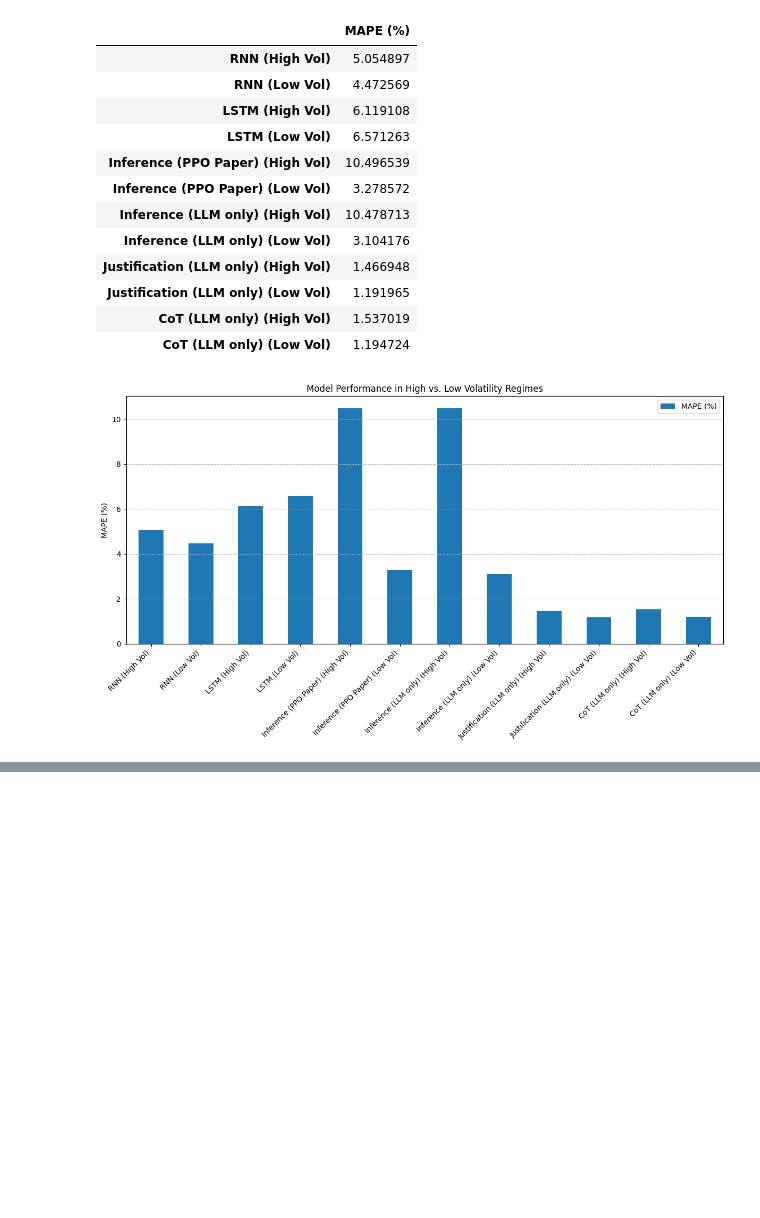
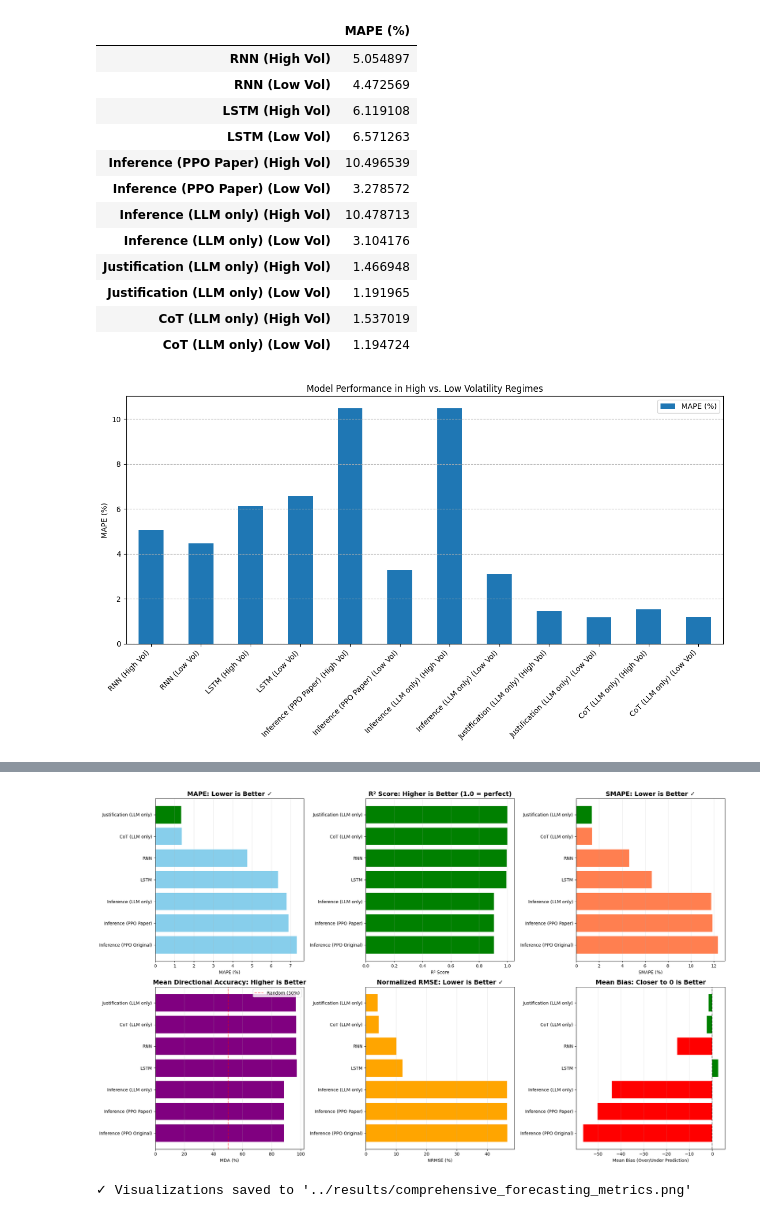
Before and after one commit to ajiayi-debug/StockPPOLLMresearch, a Jupyter notebook: model/llm_results.ipynb, the cells around one changed output, grey strips where cells are left out. Saved outputs shown, nothing was run; the diff lists cells and outputs as text; code cells hidden in the pictures; blank space fills up the shorter version.

Commit message:
feat: add more result metrics

```diff
--- a/model/llm_results.ipynb
+++ b/model/llm_results.ipynb
@@ -320,0 +495,69 @@ Segmented Performance by Market Volatility (MAPE %):
+# %%
+# Visualize comprehensive forecasting metrics
+if forecasting_results:
+    import matplotlib.pyplot as plt
+
+    fig, axes = plt.subplots(2, 3, figsize=(20, 12))
+
+    # 1. MAPE - Lower is better
+    axes[0, 0].barh(forecasting_df['Model'], forecasting_df['MAPE (%)'], color='skyblue')
+    axes[0, 0].set_title('MAPE: Lower is Better ✓', fontsize=14, fontweight='bold')
+    axes[0, 0].set_xlabel('MAPE (%)')
+    axes[0, 0].invert_yaxis()
+    axes[0, 0].grid(axis='x', alpha=0.3)
+    # Highlight best
+    best_idx = forecasting_df['MAPE (%)'].idxmin()
+    axes[0, 0].patches[list(forecasting_df.index).index(best_idx)].set_color('green')
+
+    # 2. R² Score - Higher is better
+    colors_r2 = ['green' if x > 0 else 'red' for x in forecasting_df['R² Score']]
+    axes[0, 1].barh(forecasting_df['Model'], forecasting_df['R² Score'], color=colors_r2)
+    axes[0, 1].set_title('R² Score: Higher is Better (1.0 = perfect)', fontsize=14, fontweight='bold')
+    axes[0, 1].set_xlabel('R² Score')
+    axes[0, 1].invert_yaxis()
+    axes[0, 1].axvline(x=0, color='black', linestyle='--', alpha=0.5)
+    axes[0, 1].grid(axis='x', alpha=0.3)
+
+    # 3. SMAPE - Lower is better
+    axes[0, 2].barh(forecasting_df['Model'], forecasting_df['SMAPE (%)'], color='coral')
+    axes[0, 2].set_title('SMAPE: Lower is Better ✓', fontsize=14, fontweight='bold')
+    axes[0, 2].set_xlabel('SMAPE (%)')
+    axes[0, 2].invert_yaxis()
+    axes[0, 2].grid(axis='x', alpha=0.3)
+    # Highlight best
+    best_idx = forecasting_df['SMAPE (%)'].idxmin()
+    axes[0, 2].patches[list(forecasting_df.index).index(best_idx)].set_color('green')
+
+    # 4. Mean Directional Accuracy - Higher is better
+    axes[1, 0].barh(forecasting_df['Model'], forecasting_df['MDA (%)'], color='purple')
+    axes[1, 0].set_title('Mean Directional Accuracy: Higher is Better', fontsize=14, fontweight='bold')
+    axes[1, 0].set_xlabel('MDA (%)')
+    axes[1, 0].invert_yaxis()
+    axes[1, 0].axvline(x=50, color='red', linestyle='--', alpha=0.5, label='Random (50%)')
+    axes[1, 0].grid(axis='x', alpha=0.3)
+    axes[1, 0].legend()
+
+    # 5. NRMSE - Lower is better
+    axes[1, 1].barh(forecasting_df['Model'], forecasting_df['NRMSE (%)'], color='orange')
+    axes[1, 1].set_title('Normalized RMSE: Lower is Better ✓', fontsize=14, fontweight='bold')
+    axes[1, 1].set_xlabel('NRMSE (%)')
+    axes[1, 1].invert_yaxis()
+    axes[1, 1].grid(axis='x', alpha=0.3)
+
+    # 6. Mean Bias Error - Closer to 0 is better
+    colors_bias = ['red' if abs(x) > 5 else 'green' for x in forecasting_df['Mean Bias']]
+    axes[1, 2].barh(forecasting_df['Model'], forecasting_df['Mean Bias'], color=colors_bias)
+    axes[1, 2].set_title('Mean Bias: Closer to 0 is Better', fontsize=14, fontweight='bold')
+    axes[1, 2].set_xlabel('Mean Bias (Over/Under Prediction)')
+    axes[1, 2].invert_yaxis()
+    axes[1, 2].axvline(x=0, color='black', linestyle='--', alpha=0.5)
+    axes[1, 2].grid(axis='x', alpha=0.3)
+
+    plt.tight_layout()
+    plt.savefig('../results/comprehensive_forecasting_metrics.png', dpi=300, bbox_inches='tight')
+    plt.show()
+
+    print("✓ Visualizations saved to '../results/comprehensive_forecasting_metrics.png'")
+# %% [output]
+[figure, added]
+✓ Visualizations saved to '../results/comprehensive_forecasting_metrics.png'
```
Also changed, not shown: parts of 4 cells of this notebook, 1 other file.
